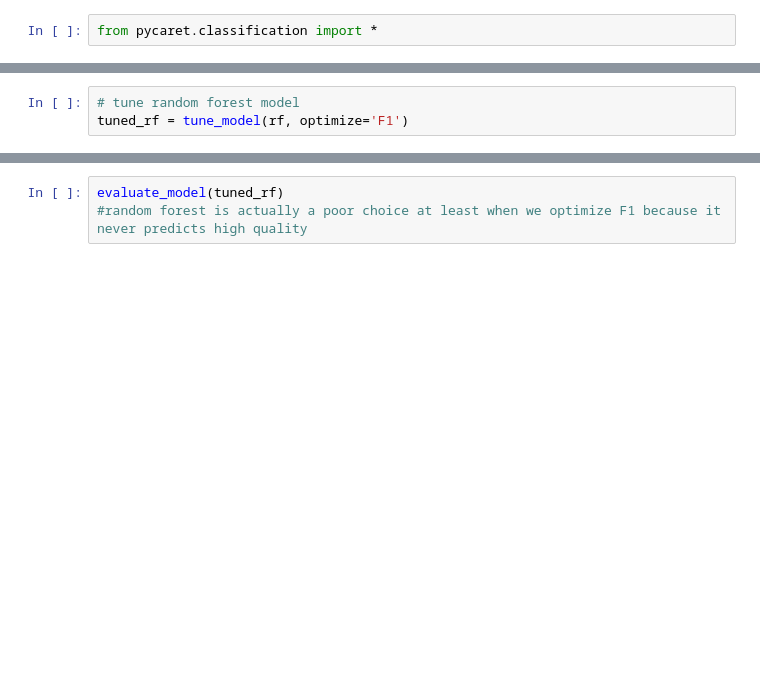
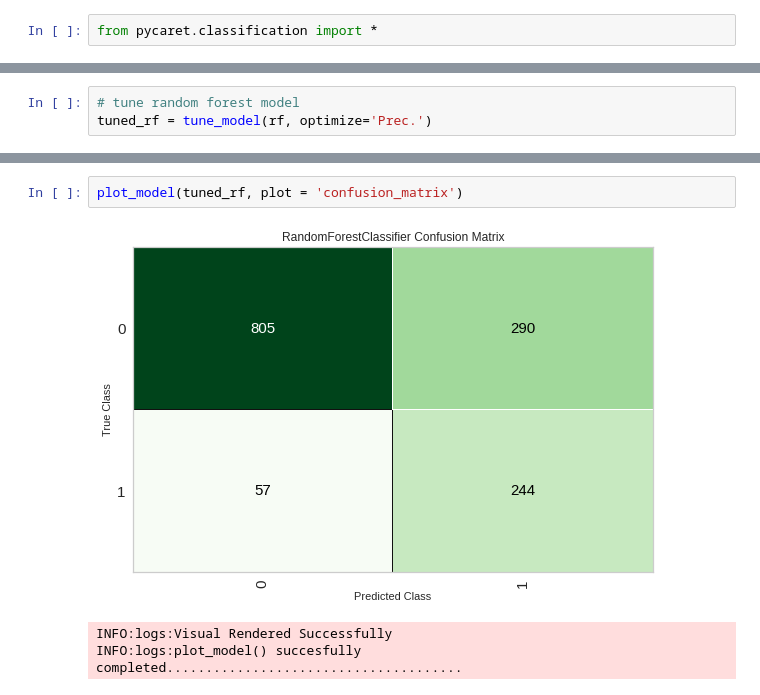
Before and after one commit to aminar034/ml1000-p1, a Jupyter notebook: Project1_wine_classification.ipynb, the cells around one changed output, grey strips where cells are left out. Cells and saved outputs as stored; diff of their text form; blank space fills up the shorter version.

```diff
--- a/Project1_wine_classification.ipynb
+++ b/Project1_wine_classification.ipynb
@@ -278,3 +551,3 @@ evaluate_model(tuned_et)
 # %%
 # tune random forest model
-tuned_rf = tune_model(rf, optimize='F1')
+tuned_rf = tune_model(rf, optimize='Prec.')
@@ -281,3 +581,6 @@ tuned_rf = tune_model(rf, optimize='F1')
-# %%
-evaluate_model(tuned_rf)
-#random forest is actually a poor choice at least when we optimize F1 because it never predicts high quality
+# %%
+plot_model(tuned_rf, plot = 'confusion_matrix')
+# %% [output]
+[figure, added]
+INFO:logs:Visual Rendered Successfully
+INFO:logs:plot_model() succesfully completed......................................
```
Also changed, not shown: parts of 69 cells of this notebook.
